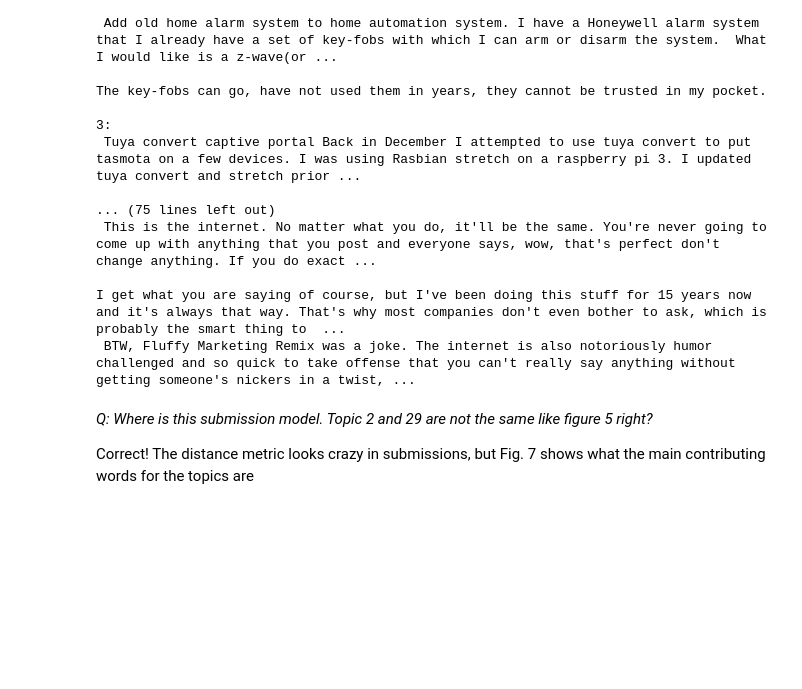
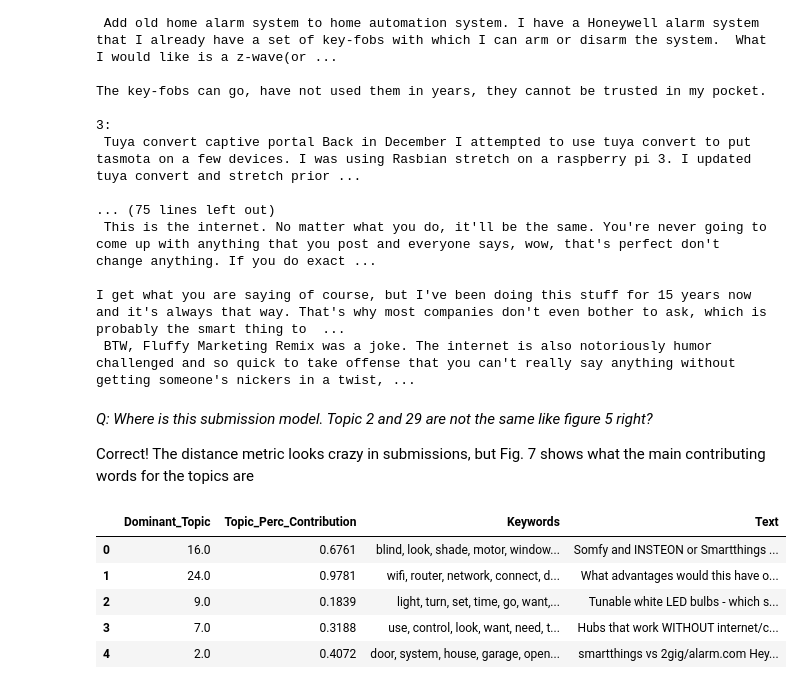
Before and after one commit to SmartHomeNLP/SmartHomeNLP, a Jupyter notebook: SmartHome/Marco/Questions.ipynb, the cells around one changed output. Drawn from its saved outputs; the diff is of its cells as text; code cells hidden in the pictures; blank space fills up the shorter version.

```diff
--- a/SmartHome/Marco/Questions.ipynb
+++ b/SmartHome/Marco/Questions.ipynb
@@ -295,3 +381,12 @@ I get what you are saying of course, but I've been doing this stuff for 15 years
 *Q: Where is this submission model. Topic 2 and 29 are not the same like figure 5 right?*
 
 Correct! The distance metric looks crazy in submissions, but Fig. 7 shows what the main contributing words for the topics are
+# %%
+data.head()
+# %% [output]
+|  | Dominant_Topic | Topic_Perc_Contribution | Keywords | Text |
+| 0 | 16.0 | 0.6761 | blind, look, shade, motor, window... | Somfy and INSTEON or Smartthings ... |
+| 1 | 24.0 | 0.9781 | wifi, router, network, connect, d... | What advantages would this have o... |
+| 2 | 9.0 | 0.1839 | light, turn, set, time, go, want,... | Tunable white LED bulbs - which s... |
+| 3 | 7.0 | 0.3188 | use, control, look, want, need, t... | Hubs that work WITHOUT internet/c... |
+| 4 | 2.0 | 0.4072 | door, system, house, garage, open... | smartthings vs 2gig/alarm.com Hey... |
```
Also changed, not shown: parts of 9 cells of this notebook.
